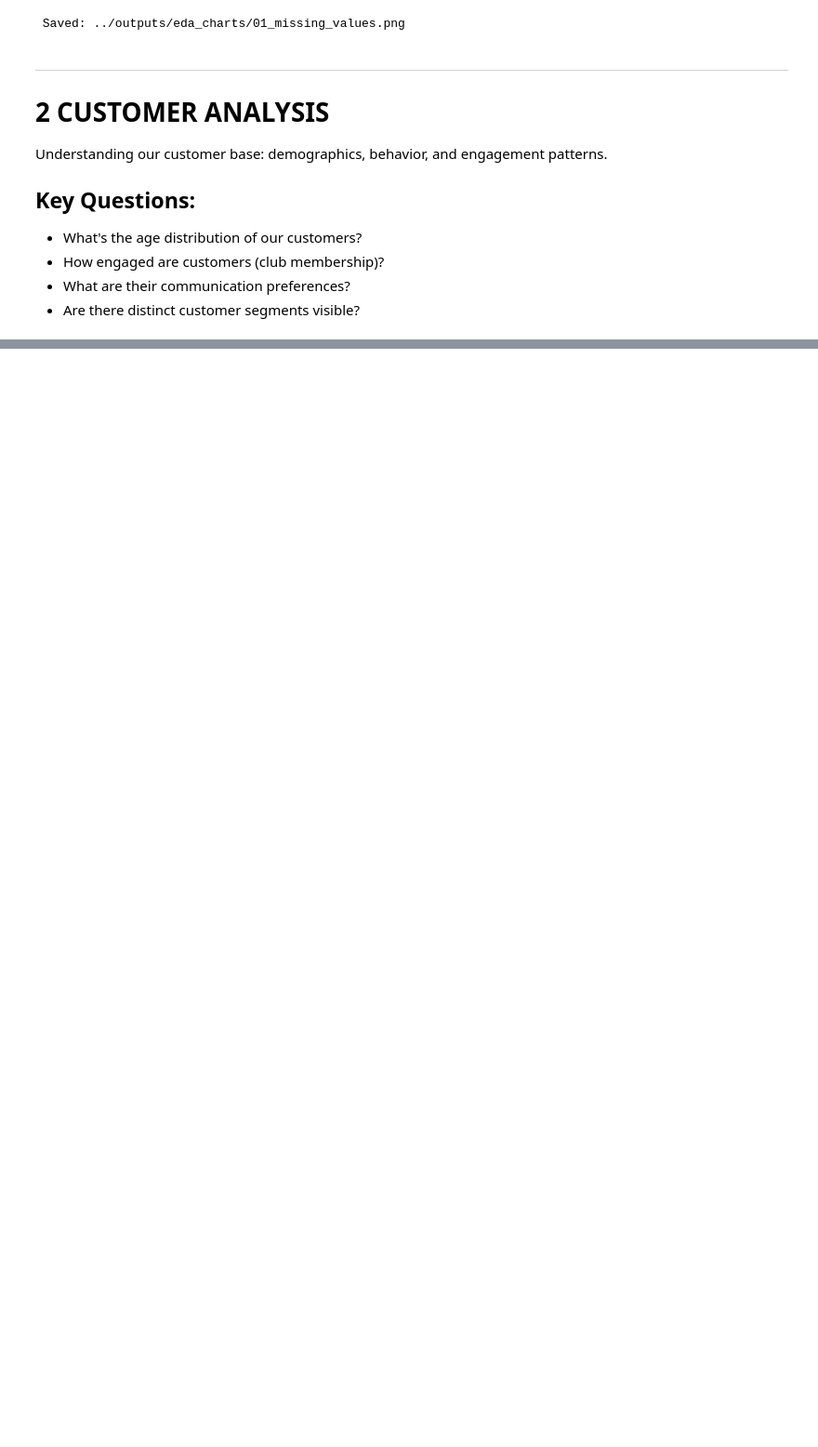
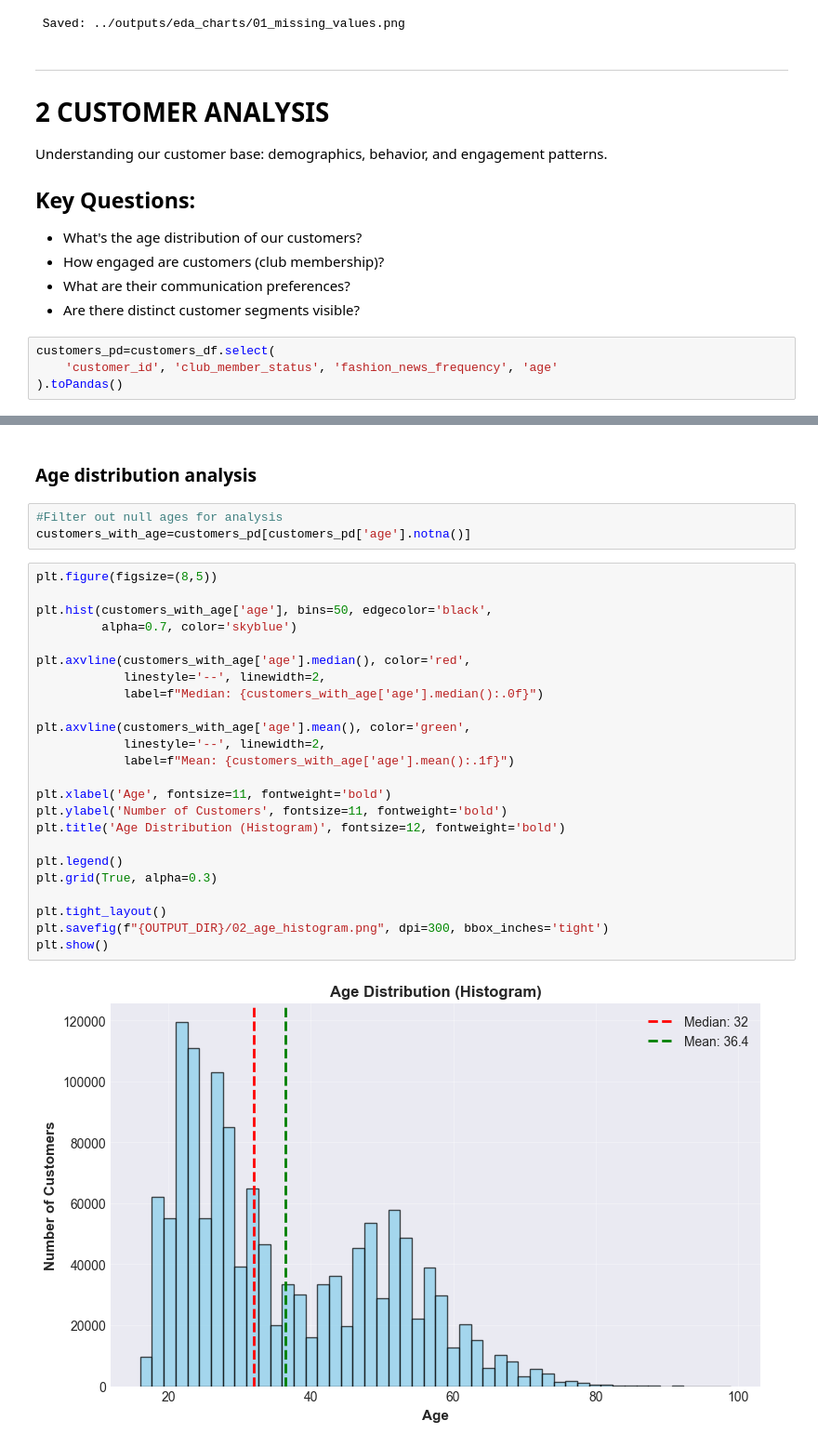
Before and after one commit to DeneeshK/H-M-Ecommerce-Intelligence-with-SPARK, a Jupyter notebook: notebooks/01_EDA.ipynb, the cells around one changed output, grey strips where cells are left out. Shown at 93% size. Cells and saved outputs as stored; diff of their text form; blank space fills up the shorter version.

Commit message:
customer eda analysis complete

```diff
--- a/notebooks/01_EDA.ipynb
+++ b/notebooks/01_EDA.ipynb
@@ -271,3 +271,7 @@ Understanding our customer base: demographics, behavior, and engagement patterns
 - How engaged are customers (club membership)?
 - What are their communication preferences?
 - Are there distinct customer segments visible?
+# %%
+customers_pd=customers_df.select(
+    'customer_id', 'club_member_status', 'fashion_news_frequency', 'age'
+).toPandas()
@@ -273,0 +312,31 @@ Understanding our customer base: demographics, behavior, and engagement patterns
+# %% [markdown]
+### Age distribution analysis
+# %%
+#Filter out null ages for analysis
+customers_with_age=customers_pd[customers_pd['age'].notna()]
+# %%
+plt.figure(figsize=(8,5))
+
+plt.hist(customers_with_age['age'], bins=50, edgecolor='black',
+         alpha=0.7, color='skyblue')
+
+plt.axvline(customers_with_age['age'].median(), color='red',
+            linestyle='--', linewidth=2,
+            label=f"Median: {customers_with_age['age'].median():.0f}")
+
+plt.axvline(customers_with_age['age'].mean(), color='green',
+            linestyle='--', linewidth=2,
+            label=f"Mean: {customers_with_age['age'].mean():.1f}")
+
+plt.xlabel('Age', fontsize=11, fontweight='bold')
+plt.ylabel('Number of Customers', fontsize=11, fontweight='bold')
+plt.title('Age Distribution (Histogram)', fontsize=12, fontweight='bold')
+
+plt.legend()
+plt.grid(True, alpha=0.3)
+
+plt.tight_layout()
+plt.savefig(f"{OUTPUT_DIR}/02_age_histogram.png", dpi=300, bbox_inches='tight')
+plt.show()
+# %% [output]
+[figure, added]
```
Also changed, not shown: parts of 11 cells of this notebook, 7 other files.
